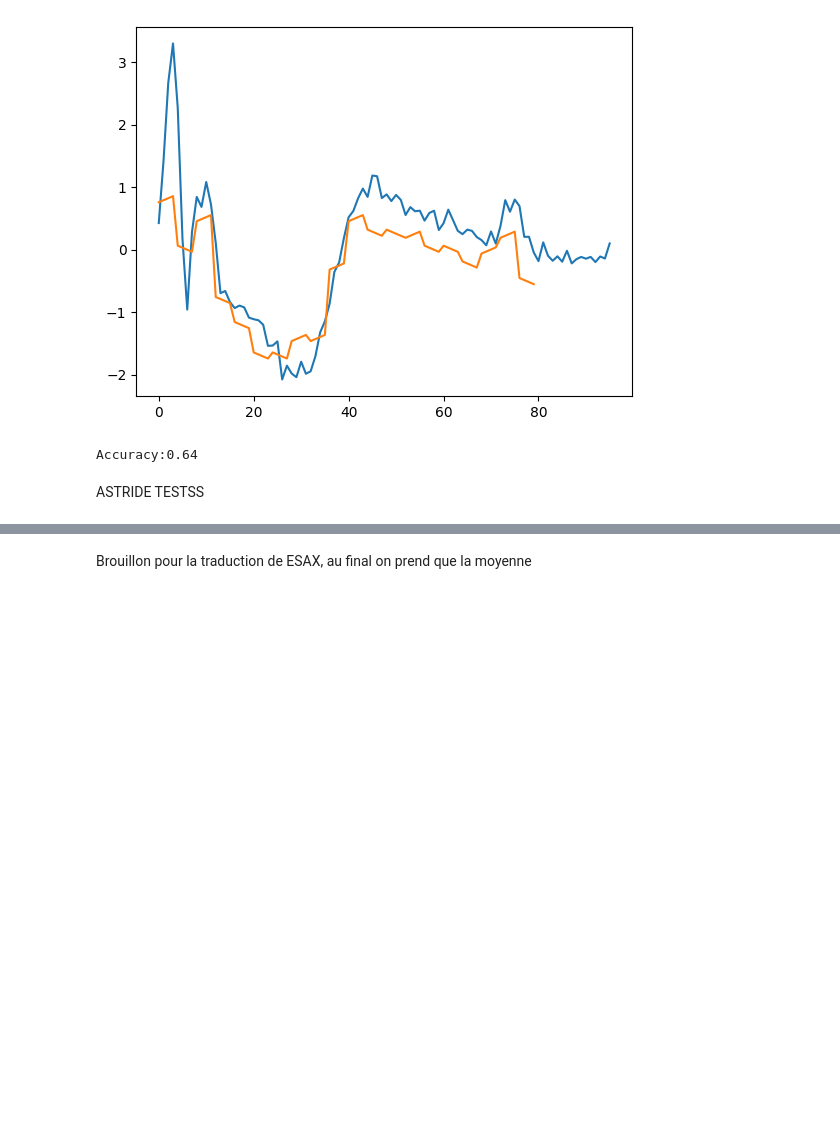
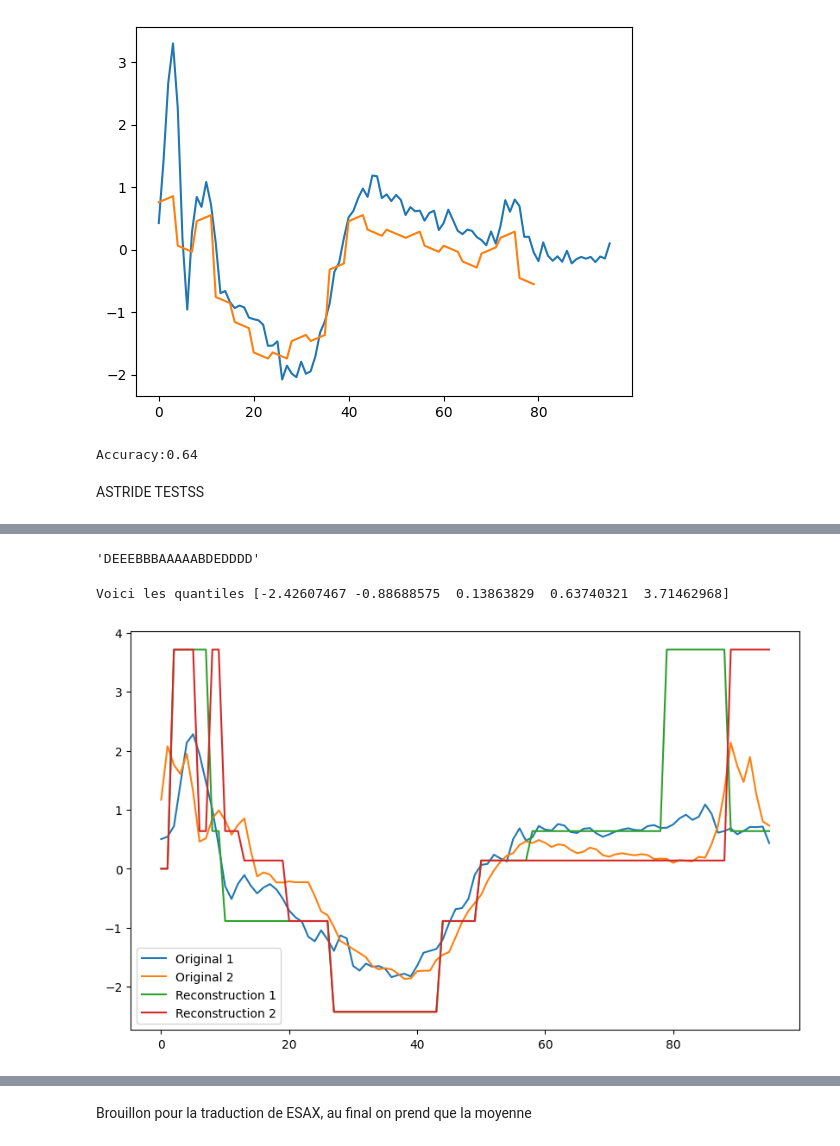
Before and after one commit to NailKhelifa/MVA_Times_Series_ML_Homeworks, a Jupyter notebook: Final_project/draft_tom.ipynb, the cells around one changed output, grey strips where cells are left out. Drawn from its saved outputs; the diff is of its cells as text; code cells hidden in the pictures; blank space fills up the shorter version.

```diff
--- a/Final_project/draft_tom.ipynb
+++ b/Final_project/draft_tom.ipynb
@@ -135,0 +160,16 @@ symbols
+# %%
+s[2]
+# %% [output]
+'DEEEBBBAAAAABDEDDDD'
+# %%
+a = astride.reconstruction_from_ASTRIDE(s[:4])
+plt.figure(figsize=(10, 6))
+plt.plot(dataset_np[0], label='Original 1')
+plt.plot(dataset_np[3], label='Original 2')
+plt.plot(a[0], label='Reconstruction 1')
+plt.plot(a[3], label='Reconstruction 2')
+plt.legend()
+plt.show()
+# %% [output]
+Voici les quantiles [-2.42607467 -0.88688575  0.13863829  0.63740321  3.71462968]
+[figure, added]
```
Also changed, not shown: parts of 7 cells of this notebook, 2 other files.
